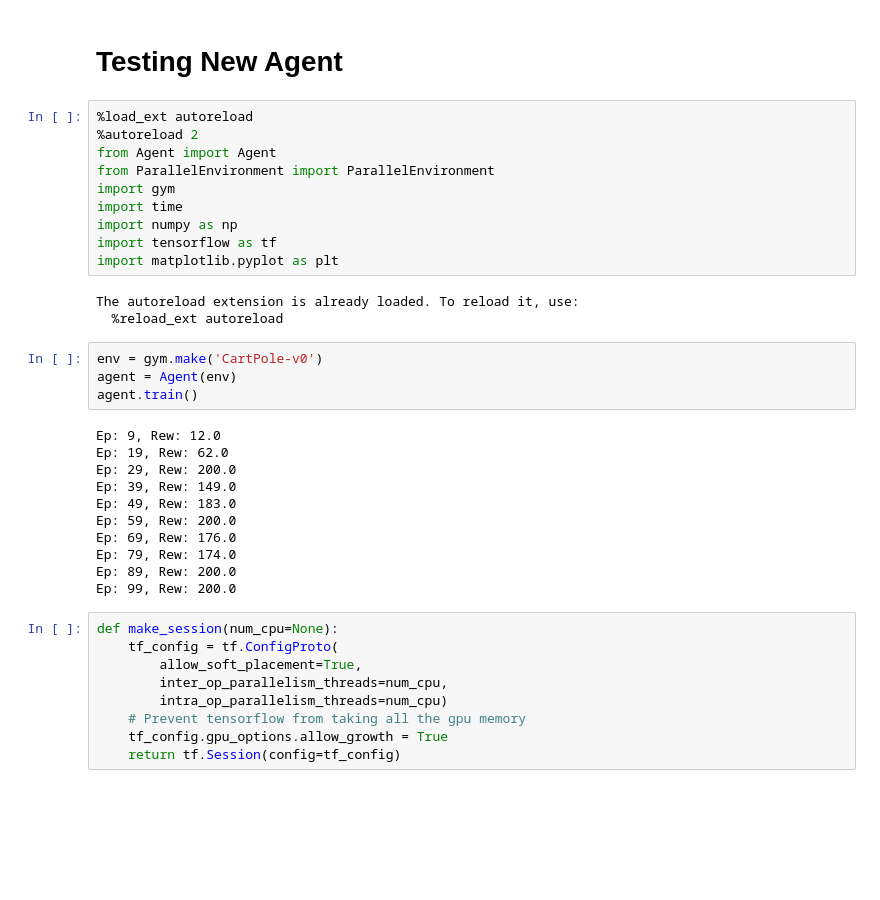
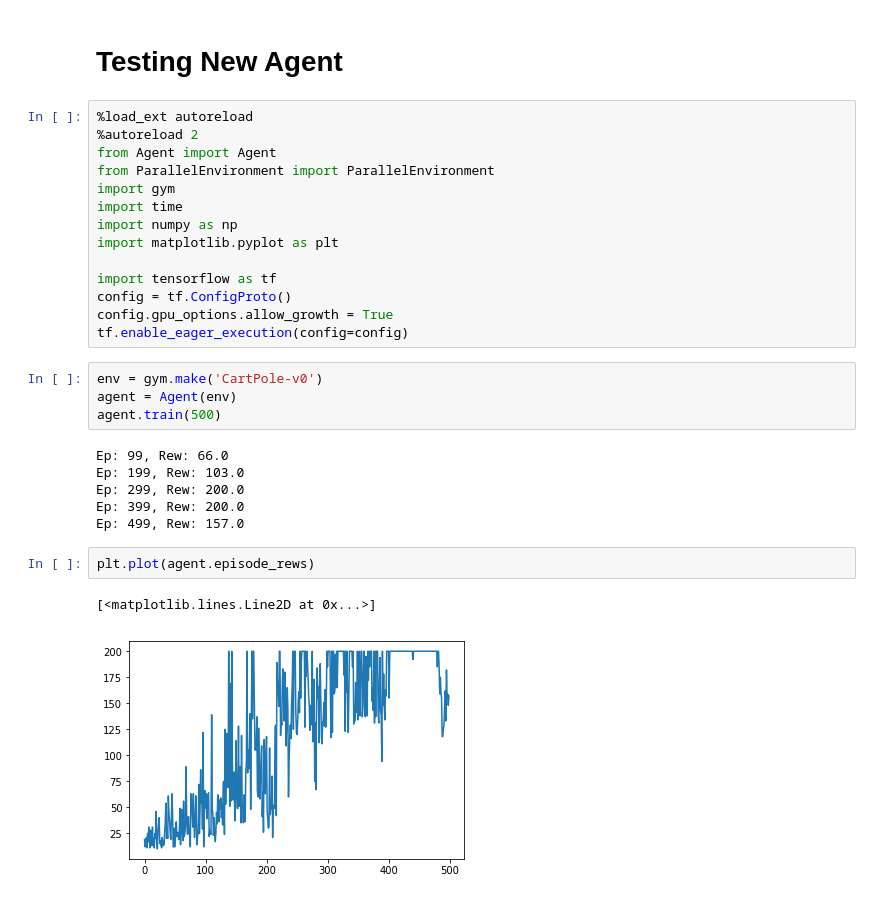
Before and after one commit to nathanmargaglio/curls, a Jupyter notebook: Examples.ipynb, the cells around one changed output. Saved outputs shown, nothing was run; the diff lists cells and outputs as text; blank space fills up the shorter version.

```diff
--- a/Examples.ipynb
+++ b/Examples.ipynb
@@ -121,32 +121,24 @@ from ParallelEnvironment import ParallelEnvironment
 import gym
 import time
 import numpy as np
+import matplotlib.pyplot as plt
+
 import tensorflow as tf
-import matplotlib.pyplot as plt
+config = tf.ConfigProto()
+config.gpu_options.allow_growth = True
+tf.enable_eager_execution(config=config)
-# %% [output]
-The autoreload extension is already loaded. To reload it, use:
-  %reload_ext autoreload
 # %%
 env = gym.make('CartPole-v0')
 agent = Agent(env)
-agent.train()
+agent.train(500)
 # %% [output]
-Ep: 9, Rew: 12.0
-Ep: 19, Rew: 62.0
-Ep: 29, Rew: 200.0
-Ep: 39, Rew: 149.0
-Ep: 49, Rew: 183.0
-Ep: 59, Rew: 200.0
-Ep: 69, Rew: 176.0
-Ep: 79, Rew: 174.0
-Ep: 89, Rew: 200.0
-Ep: 99, Rew: 200.0
+Ep: 99, Rew: 66.0
+Ep: 199, Rew: 103.0
+Ep: 299, Rew: 200.0
+Ep: 399, Rew: 200.0
+Ep: 499, Rew: 157.0
-# %%
-def make_session(num_cpu=None):
-    tf_config = tf.ConfigProto(
-        allow_soft_placement=True,
-        inter_op_parallelism_threads=num_cpu,
-        intra_op_parallelism_threads=num_cpu)
-    # Prevent tensorflow from taking all the gpu memory
-    tf_config.gpu_options.allow_growth = True
-    return tf.Session(config=tf_config)
+# %%
+plt.plot(agent.episode_rews)
+# %% [output]
+[<matplotlib.lines.Line2D at 0x...>]
+[figure, added]
```
Also changed, not shown: 3 other files.
